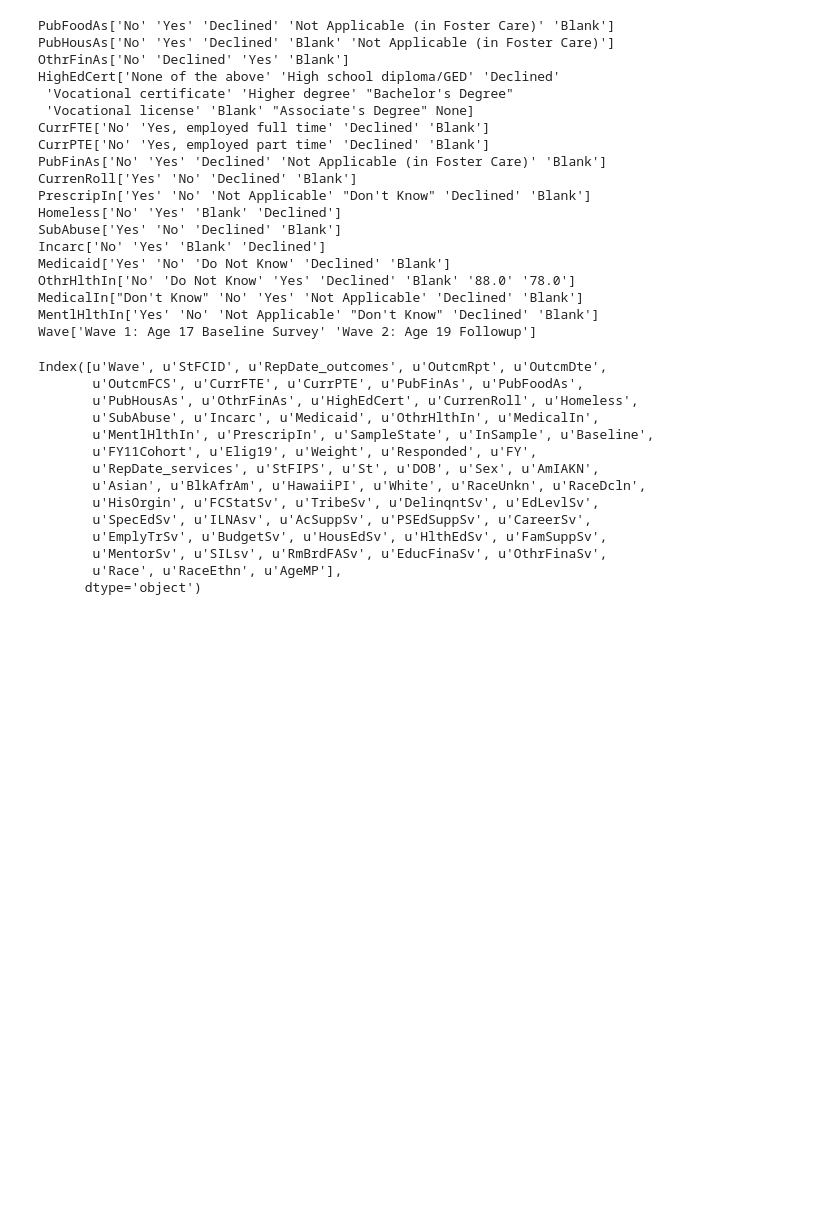
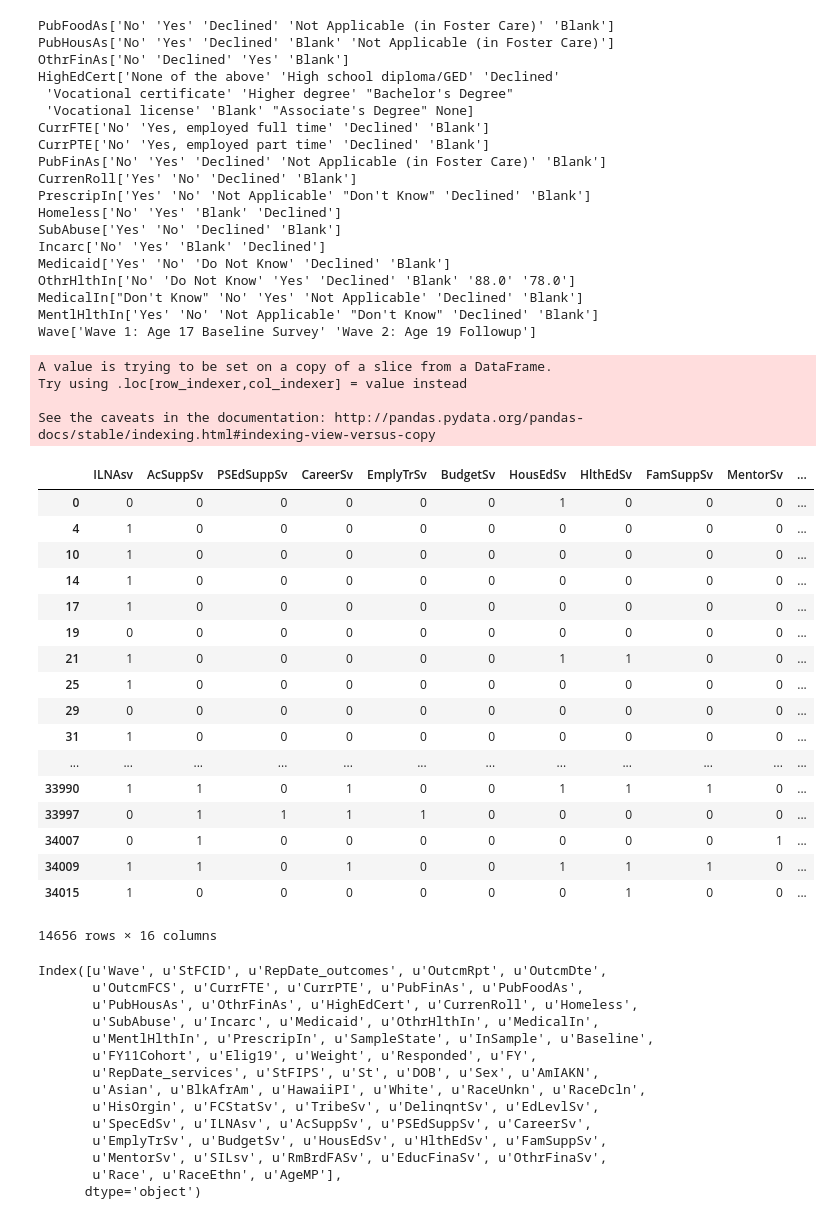
Before and after one commit to kgracia44/DSI-projects, a Jupyter notebook: Projects_Weekly/capstone_part2/EDA1.ipynb, the cells around one changed output. Drawn from its saved outputs; the diff is of its cells as text; code cells hidden in the pictures; blank space fills up the shorter version.

Commit message:
Adding Number of Services column for capstone

```diff
--- a/Projects_Weekly/capstone_part2/EDA1.ipynb
+++ b/Projects_Weekly/capstone_part2/EDA1.ipynb
@@ -240,13 +240,44 @@ Wave['Wave 1: Age 17 Baseline Survey' 'Wave 2: Age 19 Followup']
 # %%
 # # Create column for number of services received
 
 # for every column in features:
 #     for every row in column:
 #         if row value == 1:
 #             add 1 to new column
 
 
 # features['No_Services'] = features.apply(lambda row: row['A'] + row['B'], axis=1)
+
+# services_count = features.T
+# (df==1).sum()
+# services_count = services_count.drop('Wave')
+
+# (df==1).sum()
+features['Num_services'] = (services_count == 1).sum()
+features
+# %% [output]
+A value is trying to be set on a copy of a slice from a DataFrame.
+Try using .loc[row_indexer,col_indexer] = value instead
+
+See the caveats in the documentation: http://pandas.pydata.org/pandas-docs/stable/indexing.html#indexing-view-versus-copy
+|  | ILNAsv | AcSuppSv | PSEdSuppSv | CareerSv | EmplyTrSv | BudgetSv | HousEdSv | HlthEdSv | FamSuppSv | MentorSv | ... |
+| 0 | 0 | 0 | 0 | 0 | 0 | 0 | 1 | 0 | 0 | 0 | ... |
+| 4 | 1 | 0 | 0 | 0 | 0 | 0 | 0 | 0 | 0 | 0 | ... |
+| 10 | 1 | 0 | 0 | 0 | 0 | 0 | 0 | 0 | 0 | 0 | ... |
+| 14 | 1 | 0 | 0 | 0 | 0 | 0 | 0 | 0 | 0 | 0 | ... |
+| 17 | 1 | 0 | 0 | 0 | 0 | 0 | 0 | 0 | 0 | 0 | ... |
+| 19 | 0 | 0 | 0 | 0 | 0 | 0 | 0 | 0 | 0 | 0 | ... |
+| 21 | 1 | 0 | 0 | 0 | 0 | 0 | 1 | 1 | 0 | 0 | ... |
+| 25 | 1 | 0 | 0 | 0 | 0 | 0 | 0 | 0 | 0 | 0 | ... |
+| 29 | 0 | 0 | 0 | 0 | 0 | 0 | 0 | 0 | 0 | 0 | ... |
+| 31 | 1 | 0 | 0 | 0 | 0 | 0 | 0 | 0 | 0 | 0 | ... |
+| ... | ... | ... | ... | ... | ... | ... | ... | ... | ... | ... | ... |
+| 33990 | 1 | 1 | 0 | 1 | 0 | 0 | 1 | 1 | 1 | 0 | ... |
+| 33997 | 0 | 1 | 1 | 1 | 1 | 0 | 0 | 0 | 0 | 0 | ... |
+| 34007 | 0 | 1 | 0 | 0 | 0 | 0 | 0 | 0 | 0 | 1 | ... |
+| 34009 | 1 | 1 | 0 | 1 | 0 | 0 | 1 | 1 | 1 | 0 | ... |
+| 34015 | 1 | 0 | 0 | 0 | 0 | 0 | 0 | 1 | 0 | 0 | ... |
+14656 rows × 16 columns
 # %%
 cohort_1_w1w2.columns
 # %% [output]
```
